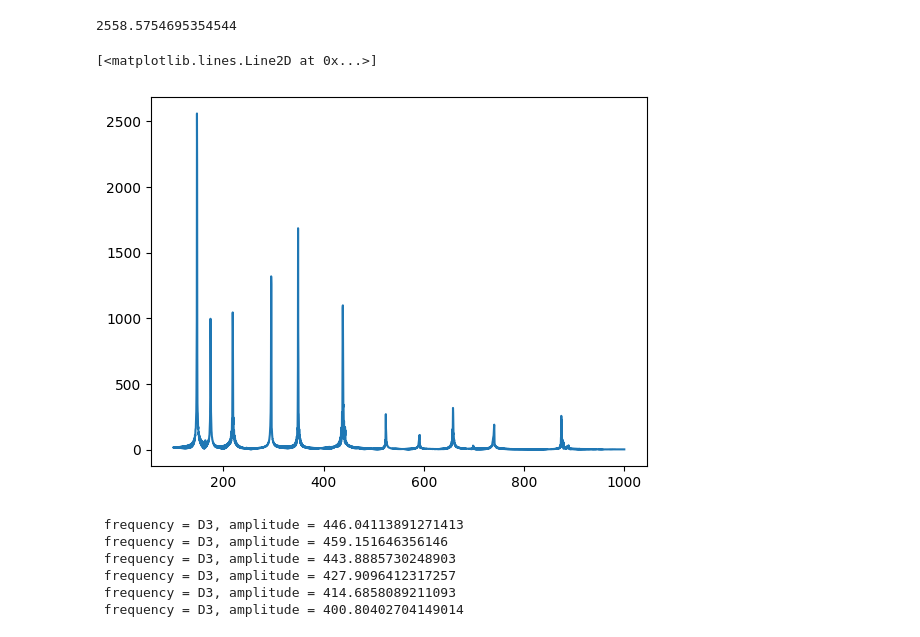
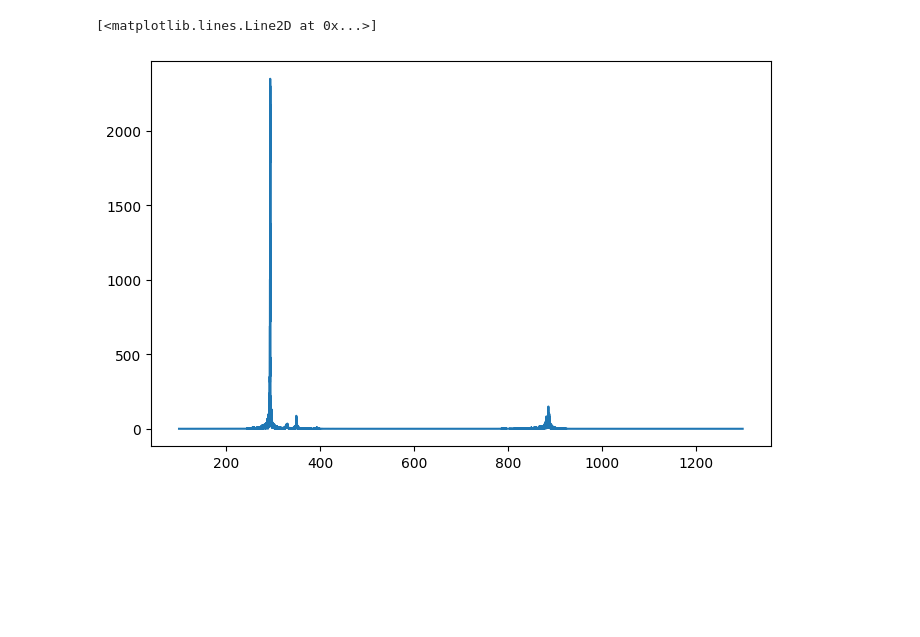
Before and after one commit to Tudor73/Licenta, a Jupyter notebook: test2.ipynb, the cells around one changed output. Drawn from its saved outputs; the diff is of its cells as text; code cells hidden in the pictures; blank space fills up the shorter version.

```diff
--- a/test2.ipynb
+++ b/test2.ipynb
@@ -1,19 +1,18 @@
 # %%
 from scipy.io import wavfile
 import matplotlib.pyplot as plt
-from scipy.fftpack import fft
 import numpy as np
+from scipy.signal import butter, lfilter, cheby1
 
 import os
 import librosa
 import math
 
-
 NOTE_NAMES = ["A", "A#", "B", "C", "C#", "D", "D#", "E", "F", "F#", "G", "G#"]
 
 
 
-y, fs = librosa.load("scale.wav", sr=None)
+y, fs = librosa.load("test-mono.wav", sr=None)
 
 y = librosa.to_mono(y)
 
@@ -36,40 +81,19 @@ Sound clip is 9.195102040816327 seconds long
 # %%
 fft_frequencies = np.fft.rfftfreq(len(y), 1/fs)
 sound_fft = np.fft.rfft(y)
-print(np.max(np.abs(sound_fft)))
-plt.plot(np.where((fft_frequencies > 100) & (fft_frequencies < 1000), fft_frequencies, None) , np.abs(sound_fft))
+
+# maxim = np.max(np.abs(sound_fft))
+
+plt.figure(figsize=(8,5))
+plt.plot(np.where((fft_frequencies > 100) & (fft_frequencies < 1300), fft_frequencies, None) , np.abs(sound_fft))
+# plt.plot(fft_frequencies , np.abs(sound_fft))
+
+
+
+
+# plt.figure(figsize=(8,6))
+# plt.plot(np.where((fft_frequencies > 100) & (fft_frequencies < 1000), fft_frequencies, None) , np.abs(sound_fft)/maxim)
 # %% [output]
-2558.5754695354544
+[<matplotlib.lines.Line2D at 0x...>]
-[<matplotlib.lines.Line2D at 0x...>]
-[figure, old version]
+[figure, new version]
-# %%
-fft_frequencies = np.fft.rfftfreq(window_size, 1/fs)
-
-def get_window_sample(track, current_frame):
-    next_window = current_frame + window_size
-    return track[current_frame:next_window]
-
-
-
-
-for sample in range(0, len(y), int(window_size/4)):
-    window_track = get_window_sample(y, sample)
-    fft = np.fft.rfft(window_track)
-    # fft = np.abs(fft)
-
-    for idx in range(len(fft)):
-        freq = fft_frequencies[idx]
-        amplitude = np.abs(fft[idx])
-        if amplitude > 400:
-            print(f" frequency = {librosa.hz_to_note(freq)}, amplitude = {amplitude}")
-        # print(freq)
-    # print(len(lst))
-    # a_max = max(np.max(fft))
-# %% [output]
- frequency = D3, amplitude = 446.04113891271413
- frequency = D3, amplitude = 459.151646356146
- frequency = D3, amplitude = 443.8885730248903
- frequency = D3, amplitude = 427.9096412317257
- frequency = D3, amplitude = 414.6858089211093
- frequency = D3, amplitude = 400.80402704149014
 # %%
```
Also changed, not shown: parts of 3 cells of this notebook, 1 other file.
